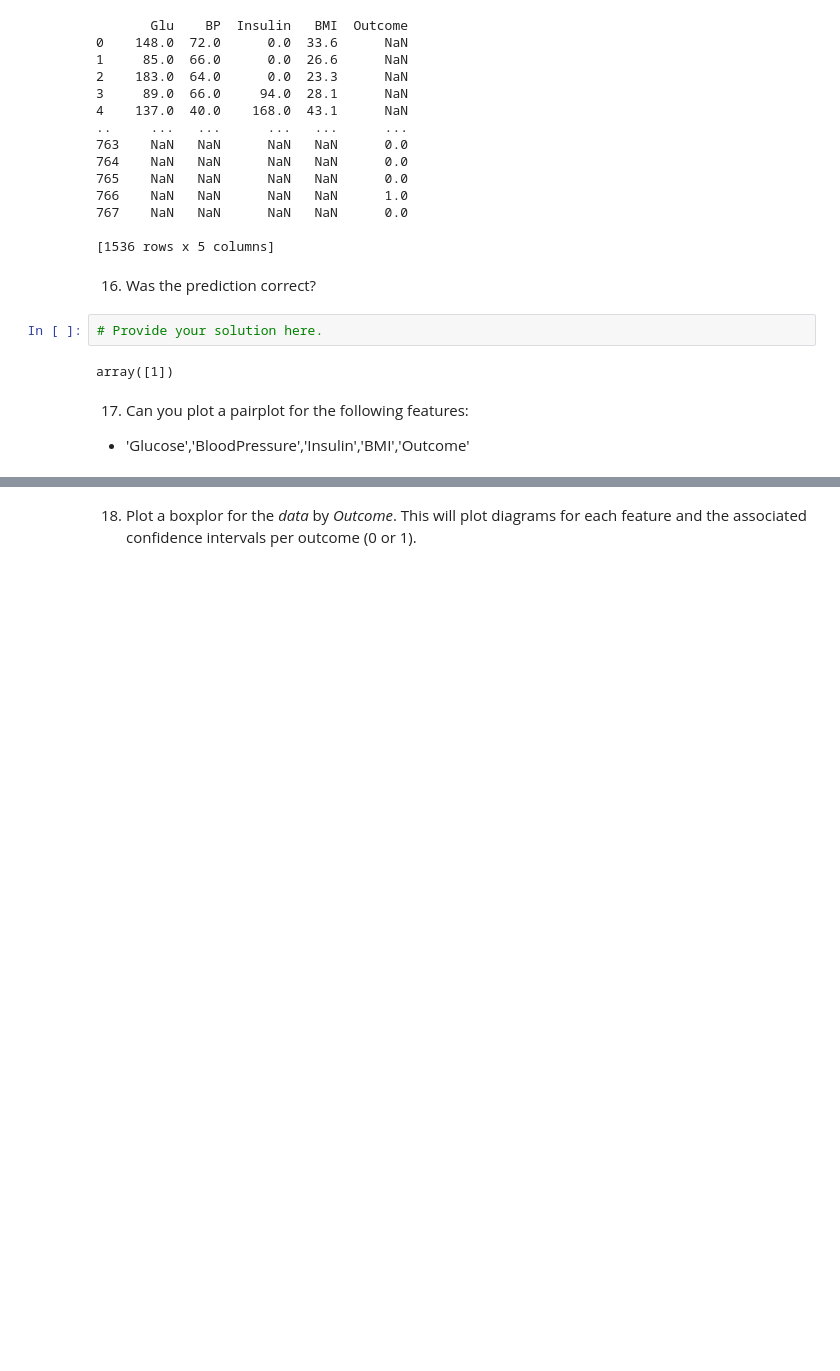
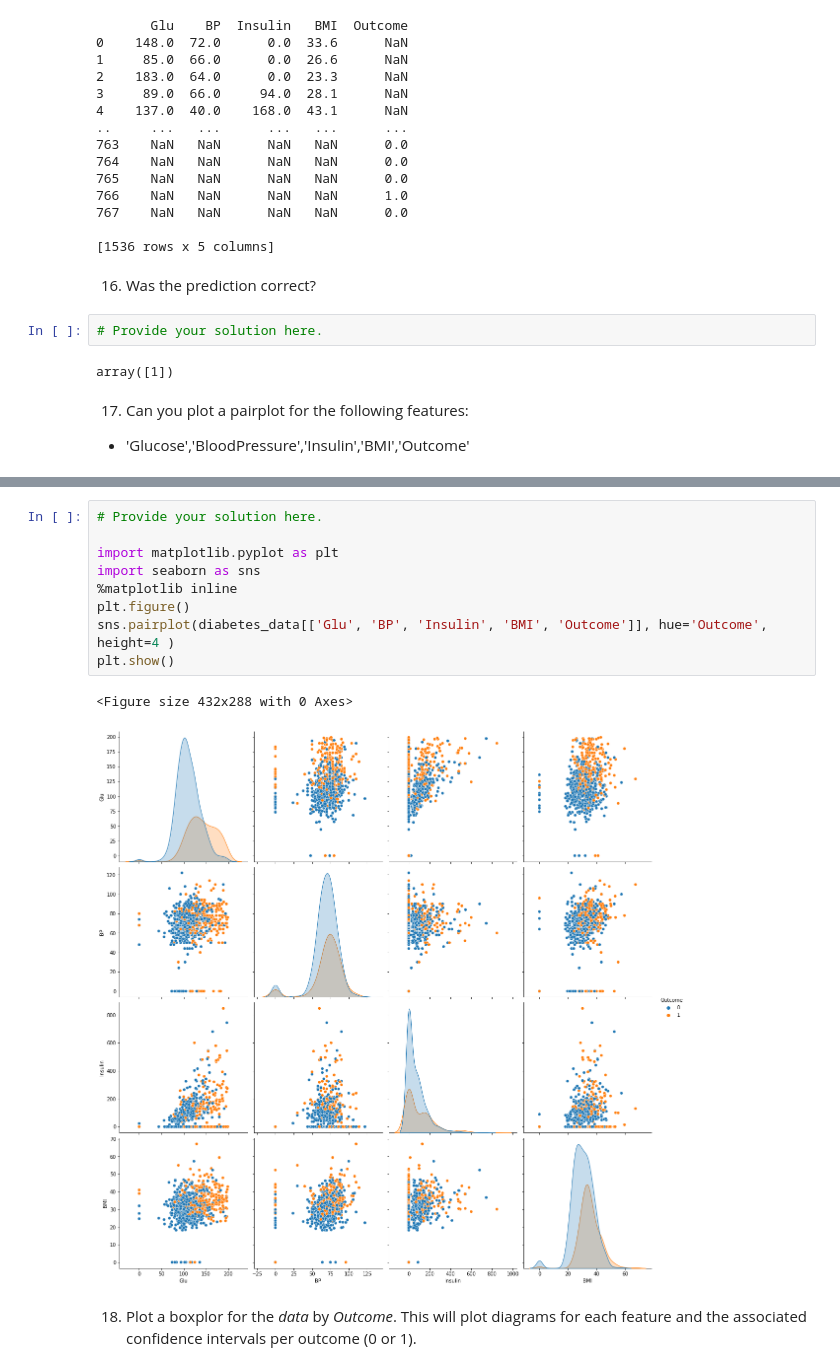
Before and after one commit to viswambaran/DataDrivenAnalytics, a Jupyter notebook: Formative/DDA_Formative_Solutions.ipynb, the cells around one changed output, grey strips where cells are left out. Cells and saved outputs as stored; diff of their text form; blank space fills up the shorter version.

```diff
--- a/Formative/DDA_Formative_Solutions.ipynb
+++ b/Formative/DDA_Formative_Solutions.ipynb
@@ -270,3 +266,15 @@ array([1])
+# %%
+# Provide your solution here.
+
+import matplotlib.pyplot as plt
+import seaborn as sns
+%matplotlib inline
+plt.figure()
+sns.pairplot(diabetes_data[['Glu', 'BP', 'Insulin', 'BMI', 'Outcome']], hue='Outcome', height=4 )
+plt.show()
+# %% [output]
+<Figure size 432x288 with 0 Axes>
+[figure, added]
 # %% [markdown]
 18. Plot a boxplor for the *data* by *Outcome*. This will plot diagrams for each feature and the associated confidence intervals per outcome (0 or 1).
 # %%
```
Also changed, not shown: parts of 6 cells of this notebook.
